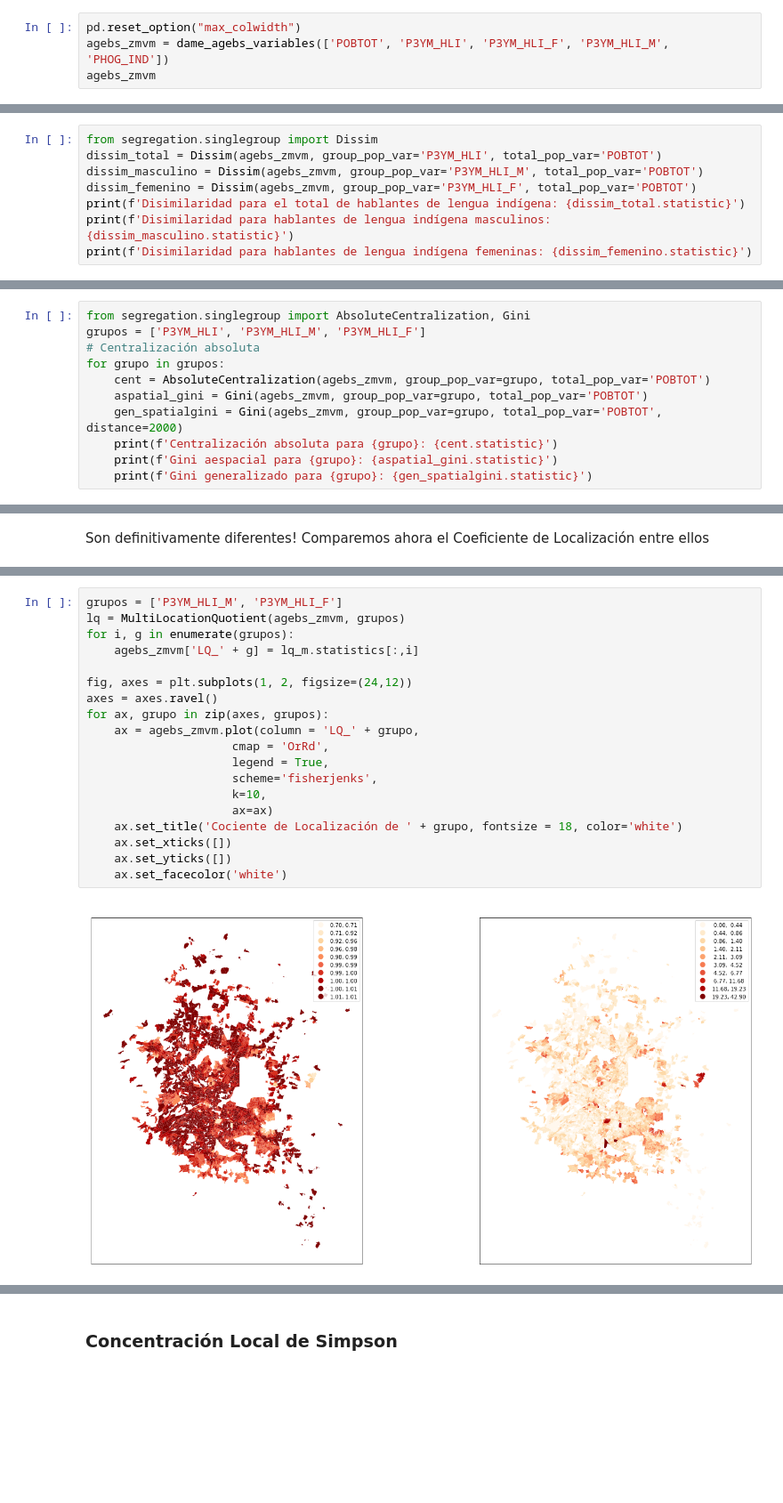
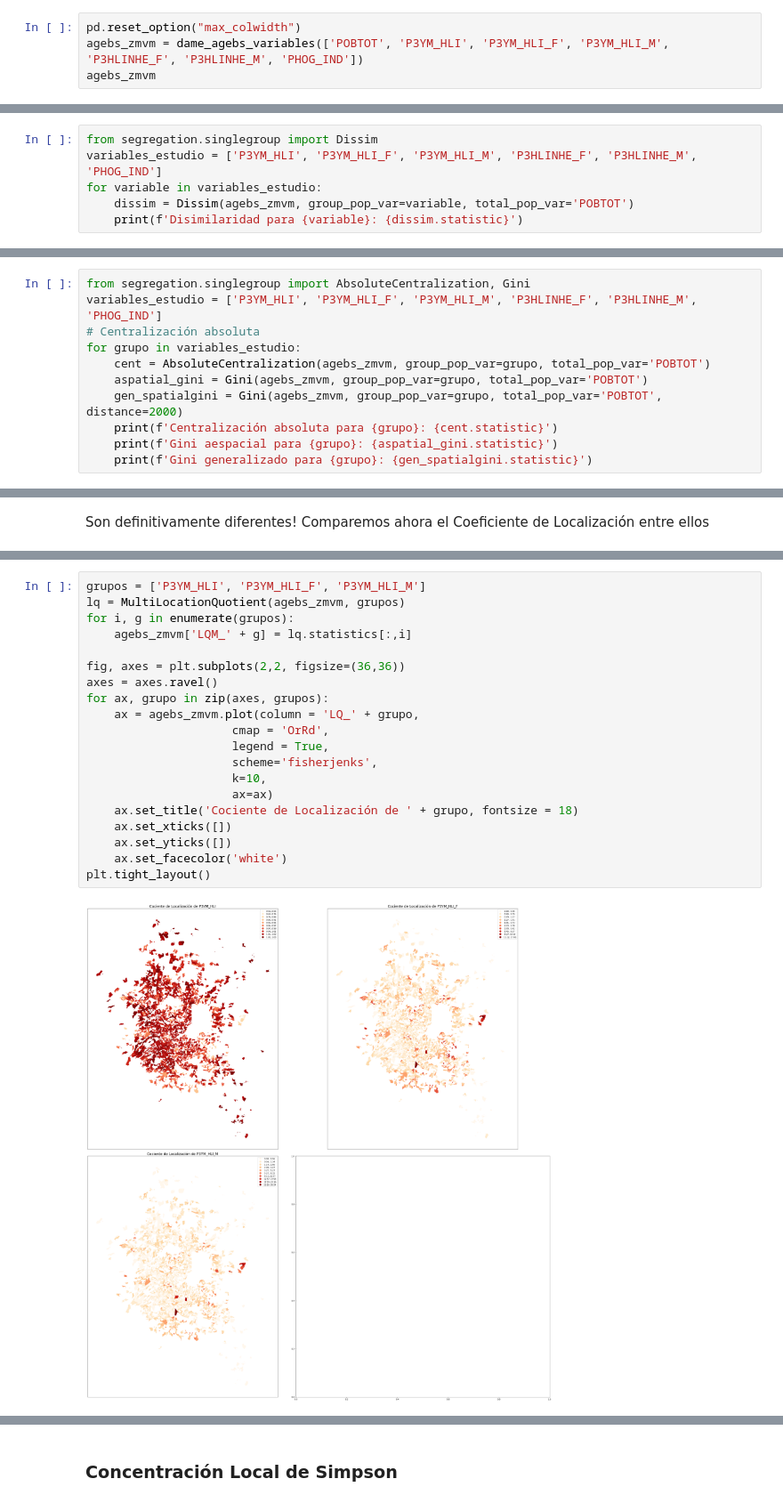
Before and after one commit to CentroGeo/temas-selectos-geoinformatica, a Jupyter notebook: segregacion/Explorando_poblacion_indigena.ipynb, the cells around one changed output, grey strips where cells are left out. Shown at 89% size. Saved outputs shown, nothing was run; the diff lists cells and outputs as text; blank space fills up the shorter version.

```diff
--- a/segregacion/Explorando_poblacion_indigena.ipynb
+++ b/segregacion/Explorando_poblacion_indigena.ipynb
@@ -50,7 +50,7 @@ def dame_agebs_variables(variables):
     return agebs_zmvm
 # %%
 pd.reset_option("max_colwidth")
-agebs_zmvm = dame_agebs_variables(['POBTOT', 'P3YM_HLI', 'P3YM_HLI_F', 'P3YM_HLI_M', 'PHOG_IND'])
+agebs_zmvm = dame_agebs_variables(['POBTOT', 'P3YM_HLI', 'P3YM_HLI_F', 'P3YM_HLI_M', 'P3HLINHE_F', 'P3HLINHE_M', 'PHOG_IND'])
 agebs_zmvm
 # %% [output]
 |  | CVEGEO | CVE_ENT | CVE_MUN | CVE_LOC | CVE_AGEB | geometry | index_right | id | POBTOT | P3YM_HLI | ... |
@@ -72,10 +72,8 @@ agebs_zmvm
 ### Disimilaridad
 # %%
 from segregation.singlegroup import Dissim
-dissim_total = Dissim(agebs_zmvm, group_pop_var='P3YM_HLI', total_pop_var='POBTOT')
-dissim_masculino = Dissim(agebs_zmvm, group_pop_var='P3YM_HLI_M', total_pop_var='POBTOT')
-dissim_femenino = Dissim(agebs_zmvm, group_pop_var='P3YM_HLI_F', total_pop_var='POBTOT')
-print(f'Disimilaridad para el total de hablantes de lengua indígena: {dissim_total.statistic}')
-print(f'Disimilaridad para hablantes de lengua indígena masculinos: {dissim_masculino.statistic}')
-print(f'Disimilaridad para hablantes de lengua indígena femeninas: {dissim_femenino.statistic}')
+variables_estudio = ['P3YM_HLI', 'P3YM_HLI_F', 'P3YM_HLI_M', 'P3HLINHE_F', 'P3HLINHE_M', 'PHOG_IND']
+for variable in variables_estudio:
+    dissim = Dissim(agebs_zmvm, group_pop_var=variable, total_pop_var='POBTOT')
+    print(f'Disimilaridad para {variable}: {dissim.statistic}')
 # %% [output]
@@ -86,9 +87,9 @@ Disimilaridad para hablantes de lengua indígena femeninas: 0.3041271547837191
 ### Índices globales
 # %%
 from segregation.singlegroup import AbsoluteCentralization, Gini
-grupos = ['P3YM_HLI', 'P3YM_HLI_M', 'P3YM_HLI_F']
+variables_estudio = ['P3YM_HLI', 'P3YM_HLI_F', 'P3YM_HLI_M', 'P3HLINHE_F', 'P3HLINHE_M', 'PHOG_IND']
 # Centralización absoluta
-for grupo in grupos:
+for grupo in variables_estudio:
     cent = AbsoluteCentralization(agebs_zmvm, group_pop_var=grupo, total_pop_var='POBTOT')
     aspatial_gini = Gini(agebs_zmvm, group_pop_var=grupo, total_pop_var='POBTOT')
     gen_spatialgini = Gini(agebs_zmvm, group_pop_var=grupo, total_pop_var='POBTOT', distance=2000)
@@ -178,21 +184,22 @@ Son definitivamente diferentes! Comparemos ahora el Coeficiente de Localización
 # %%
-grupos = ['P3YM_HLI_M', 'P3YM_HLI_F']
+grupos = ['P3YM_HLI', 'P3YM_HLI_F', 'P3YM_HLI_M']
 lq = MultiLocationQuotient(agebs_zmvm, grupos)
 for i, g in enumerate(grupos):
-    agebs_zmvm['LQ_' + g] = lq_m.statistics[:,i]
+    agebs_zmvm['LQM_' + g] = lq.statistics[:,i]
 
-fig, axes = plt.subplots(1, 2, figsize=(24,12))
+fig, axes = plt.subplots(2,2, figsize=(36,36))
 axes = axes.ravel()
 for ax, grupo in zip(axes, grupos):
     ax = agebs_zmvm.plot(column = 'LQ_' + grupo,
                      cmap = 'OrRd',
                      legend = True,
                      scheme='fisherjenks',
                      k=10,
                      ax=ax)
-    ax.set_title('Cociente de Localización de ' + grupo, fontsize = 18, color='white')
+    ax.set_title('Cociente de Localización de ' + grupo, fontsize = 18)
     ax.set_xticks([])
     ax.set_yticks([])
     ax.set_facecolor('white')
+plt.tight_layout()
 # %% [output]
-[figure, old version]
+[figure, new version]
```
Also changed, not shown: parts of 9 cells of this notebook, 1 other file.
